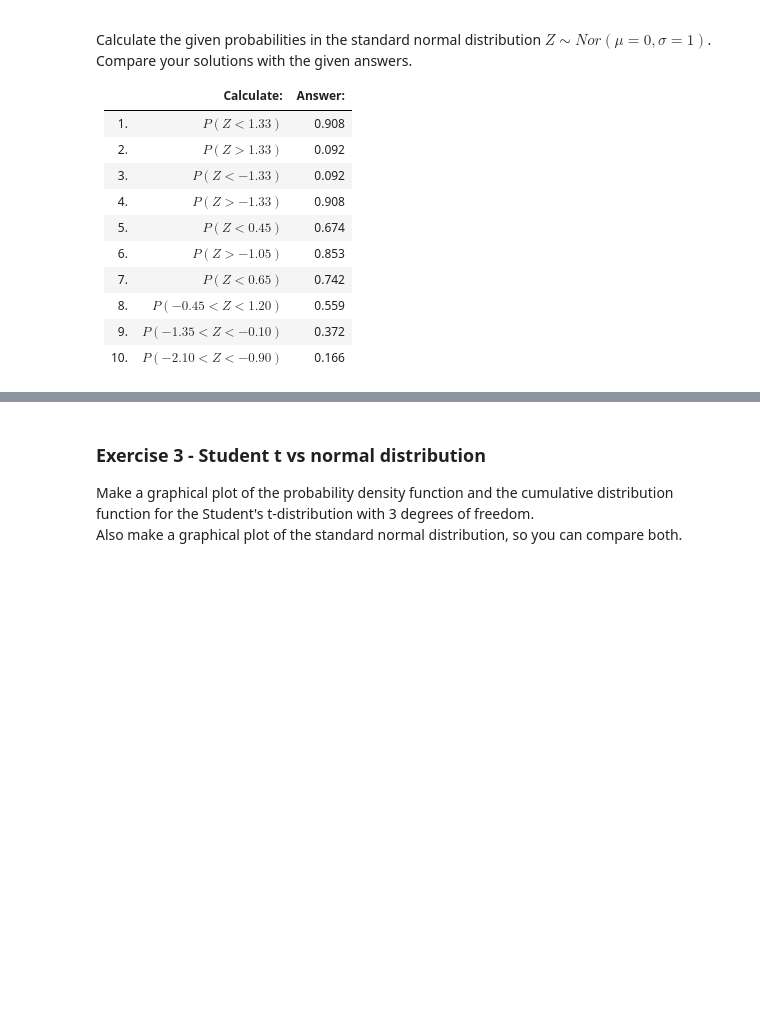
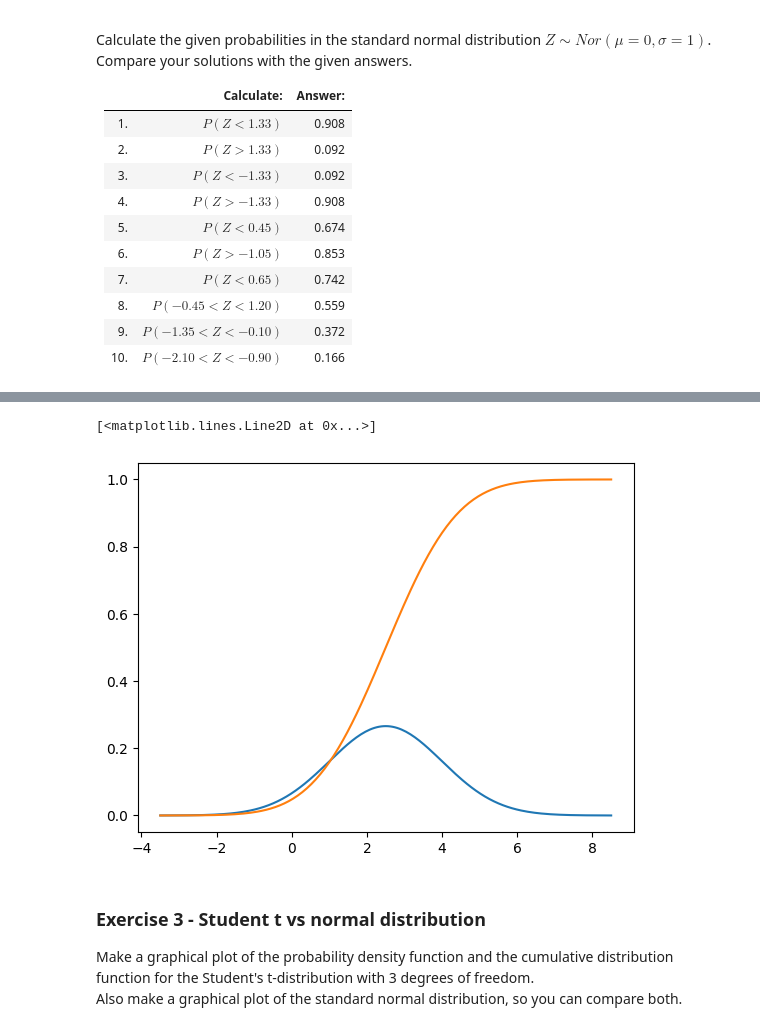
Before and after one commit to Bataklik/Data-Science-_-AI, a Jupyter notebook: 3-central-limit-testing/lab_3_01.ipynb, the cells around one changed output, grey strips where cells are left out. Saved outputs shown, nothing was run; the diff lists cells and outputs as text; code cells hidden in the pictures; blank space fills up the shorter version.

```diff
--- a/3-central-limit-testing/lab_3_01.ipynb
+++ b/3-central-limit-testing/lab_3_01.ipynb
@@ -42,6 +67,19 @@ Make a graphical plot of the probability density function and the cumulative dis
 What is the area under the density function between  x=0.5  and  x=4 . (Answer = 0.750)
 
 ![image.png](embedded-picture-1)
+# %%
+# Bovenstaande afbeelding was fout zei sabine
+mu = 2.5    # Mean
+sigma = 1.5  # Standard deviation
+x = np.linspace(mu - 4 * sigma, mu + 4 * sigma, num=201)
+y = stats.norm.pdf(x, mu, sigma)
+plt.plot(x, y)
+
+z = stats.norm.cdf(x,mu,sigma)
+plt.plot(x,z)
+# %% [output]
+[<matplotlib.lines.Line2D at 0x...>]
+[figure, added]
 # %% [markdown]
 ### Exercise 3 - Student t vs normal distribution
 Make a graphical plot of the probability density function and the cumulative distribution function for the Student's t-distribution with 3 degrees of freedom.
```
Also changed, not shown: parts of 7 cells of this notebook, 2 other files.
